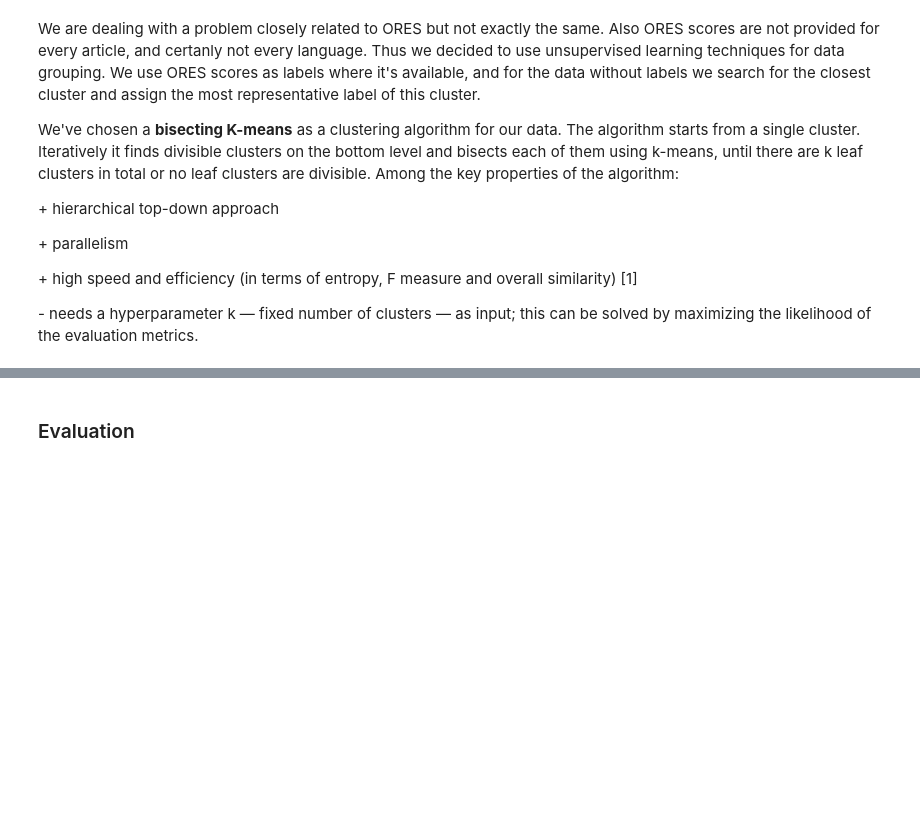
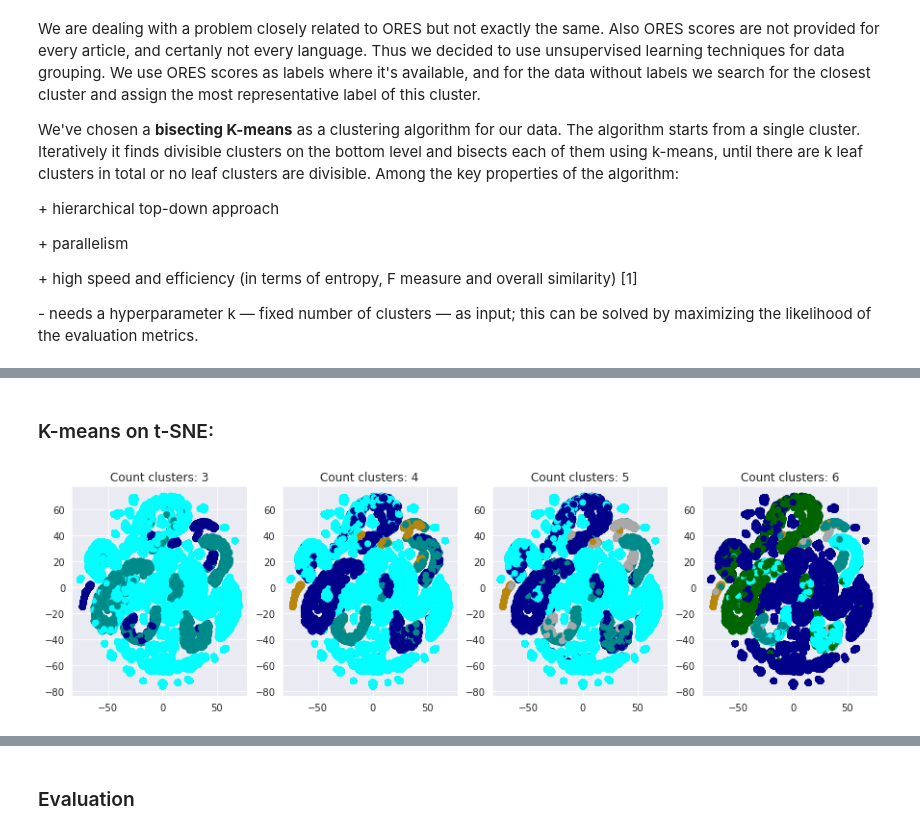
Before and after one commit to AChepurnoi/ucu-mmds, a Jupyter notebook: Report.ipynb, the cells around one changed output, grey strips where cells are left out. Saved outputs shown, nothing was run; the diff lists cells and outputs as text; code cells hidden in the pictures; blank space fills up the shorter version.

```diff
--- a/Report.ipynb
+++ b/Report.ipynb
@@ -145,0 +311,31 @@ Among the key properties of the algorithm:
+# %%
+import pandas as pd
+from sklearn.manifold import TSNE
+import matplotlib._color_data as mcd
+
+
+df_data_for_tsne = df_features.toPandas()[features_names]
+embedded_tsne = TSNE(n_components=2).fit_transform(df_data_for_tsne.values)
+
+
+def colors_for_tsne(clusstering_model):
+    labels = clusstering_model.transform(scaled_features).select('prediction')
+    labels = labels.collect()
+    labels = list(map(lambda x: x.prediction, labels))
+    colors = dict(zip(range(len(list(mcd.CSS4_COLORS.keys())[20:] )), list(mcd.CSS4_COLORS.keys())[20:] ))
+    colors = list(map(lambda x: colors[x], labels))
+    return colors
+# %% [markdown]
+### K-means on t-SNE:
+# %%
+plt.figure(figsize=(15, 4))
+
+for i, cl in enumerate(N_CLUSTERS_VIS):
+    colors = colors_for_tsne(k_means_models[cl])
+    plt.subplot(1, len(N_CLUSTERS_VIS), i+1)
+    plt.scatter(*embedded_tsne.T, c=colors)
+    plt.title('Count clusters: ' + str(cl))
+
+plt.show()
+# %% [output]
+[figure, added]
```
Also changed, not shown: parts of 17 cells of this notebook.
